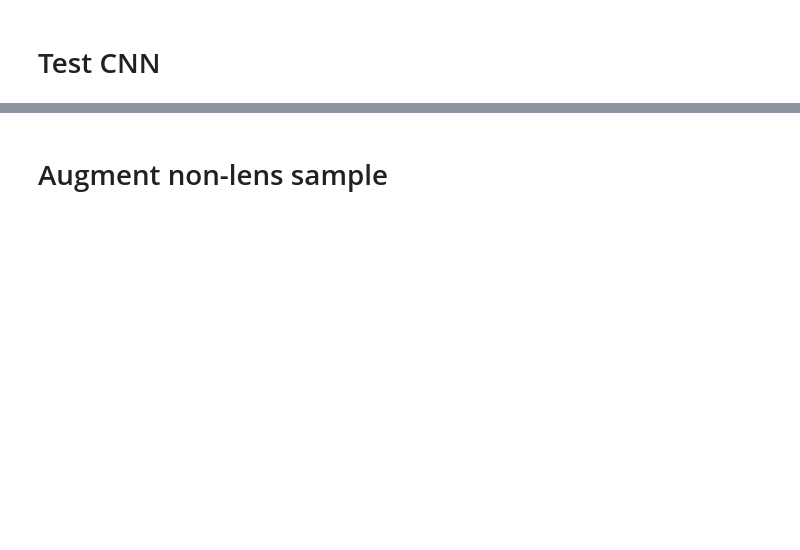
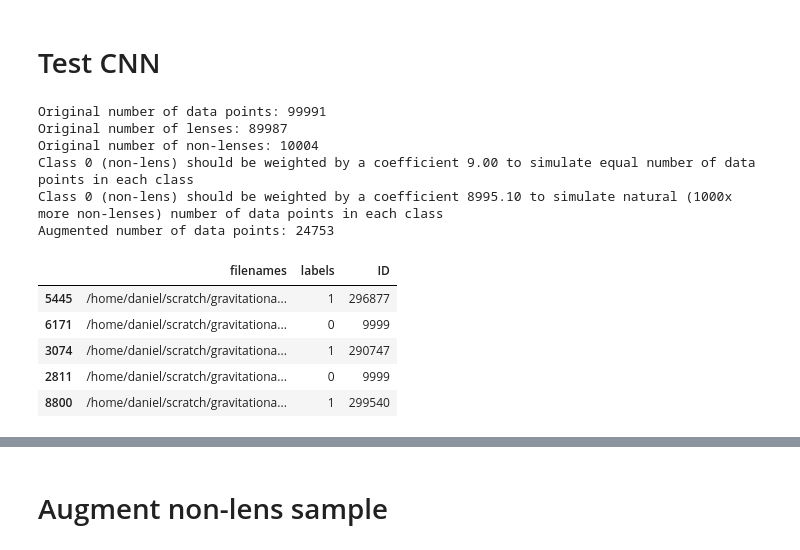
Before and after one commit to dforero0896/gravitational_lens_ml, a Jupyter notebook: src/ipynb/analysis.ipynb, the cells around one changed output, grey strips where cells are left out. Drawn from its saved outputs; the diff is of its cells as text; code cells hidden in the pictures; blank space fills up the shorter version.

```diff
--- a/src/ipynb/analysis.ipynb
+++ b/src/ipynb/analysis.ipynb
@@ -215,6 +285,16 @@ IMG_HEIGHT = 200
 IMG_WIDTH = 200
 # %%
 lens_df = pd.read_csv(os.path.join(RESULTS, 'lens_id_labels.csv'), index_col=0)
+n_total_clean = len(lens_df)
+n_lens_clean = len(lens_df[lens_df['is_lens'] == True])
+n_nolens_clean = len(lens_df[lens_df['is_lens'] == False])
+equal_class_coeff = n_lens_clean/n_nolens_clean
+natural_class_coeff = 1e3*n_lens_clean/n_nolens_clean
+print('Original number of data points: %i' % n_total_clean)
+print('Original number of lenses: %i' % n_lens_clean)
+print('Original number of non-lenses: %i' % n_nolens_clean)
+print('Class 0 (non-lens) should be weighted by a coefficient %.2f to simulate equal number of data points in each class'%(equal_class_coeff))
+print('Class 0 (non-lens) should be weighted by a coefficient %.2f to simulate natural (1000x more non-lenses) number of data points in each class'%(natural_class_coeff))
 
 
 def build_generator_dataframe(id_label_df, directory=TRAIN_MULTIBAND):
@@ -224,34 +304,46 @@ def build_generator_dataframe(id_label_df, directory=TRAIN_MULTIBAND):
     df['filenames'] = [
         os.path.realpath(os.path.join(directory, f)) for f in files
     ]
     df['labels'] = id_label_df.loc[ids, 'is_lens'].values.astype(int)
     df['ID'] = ids
     return df
 
 
 dataframe_for_generator = build_generator_dataframe(lens_df, TRAIN_MULTIBAND)
-print('Original number of data points: %i' % len(dataframe_for_generator))
 # Append the extra non-lens images:
 nolens_extra = list(
     map(lambda f: os.path.realpath(os.path.join(TRAIN_MULTIBAND_AUGMENT, f)),
         os.listdir(TRAIN_MULTIBAND_AUGMENT)))
 nolens_extra_df = pd.DataFrame(
     dict(
         zip(['filenames', 'labels', 'ID'], [
             nolens_extra,
             np.zeros(len(nolens_extra), dtype=int),
             9999 * np.ones(len(nolens_extra), dtype=int)
         ])))
 dataframe_for_generator = pd.concat([dataframe_for_generator,
                                      nolens_extra_df]).sample(frac=1)
 display(dataframe_for_generator.head())
 
 train_df, val_df = train_test_split(dataframe_for_generator,
                                     test_size=0.1,
                                     random_state=42)
 total_train = len(train_df)
 total_val = len(val_df)
 print('Augmented number of data points: %i' % len(dataframe_for_generator))
+# %% [output]
+Original number of data points: 99991
+Original number of lenses: 89987
+Original number of non-lenses: 10004
+Class 0 (non-lens) should be weighted by a coefficient 9.00 to simulate equal number of data points in each class
+Class 0 (non-lens) should be weighted by a coefficient 8995.10 to simulate natural (1000x more non-lenses) number of data points in each class
+Augmented number of data points: 24753
+|  | filenames | labels | ID |
+| 5445 | /home/daniel/scratch/gravitationa... | 1 | 296877 |
+| 6171 | /home/daniel/scratch/gravitationa... | 0 | 9999 |
+| 3074 | /home/daniel/scratch/gravitationa... | 1 | 290747 |
+| 2811 | /home/daniel/scratch/gravitationa... | 0 | 9999 |
+| 8800 | /home/daniel/scratch/gravitationa... | 1 | 299540 |
 # %%
 model = Sequential([
     Conv2D(16, 3, padding='same', activation='relu',
```
Also changed, not shown: parts of 24 cells of this notebook, 4 other files.
